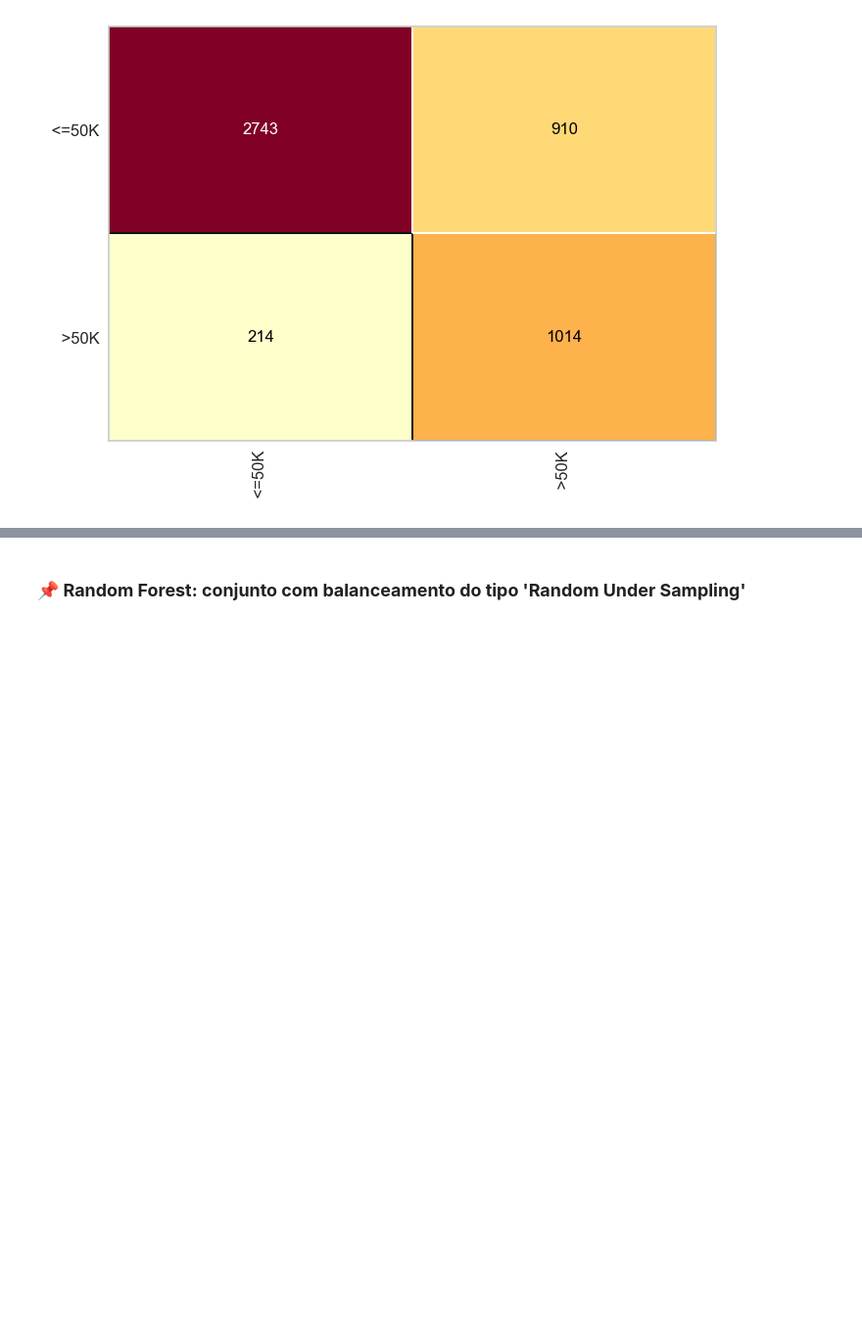
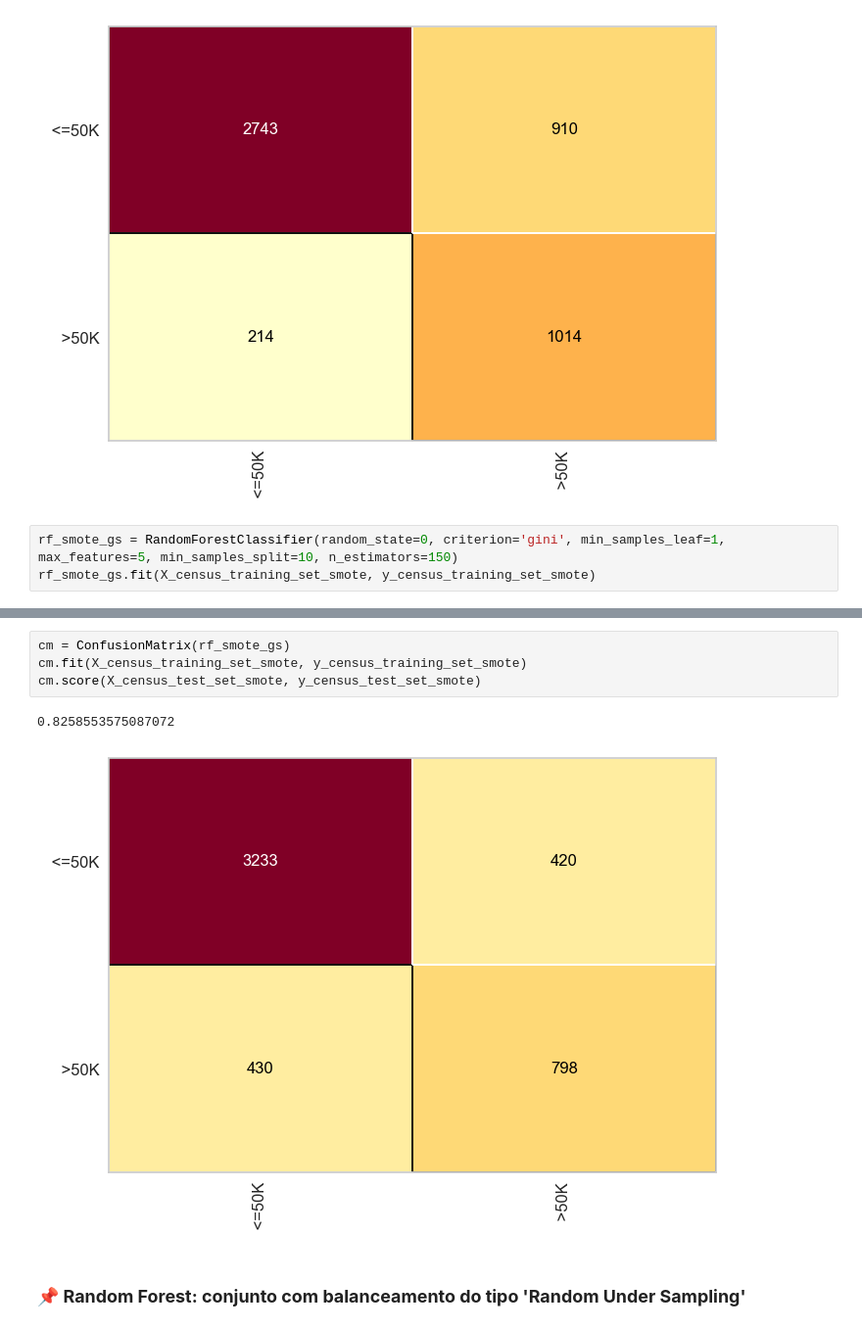
Before and after one commit to raickmiranda/DataScienceAI_TP, a Jupyter notebook: src/census_randomforest.ipynb, the cells around one changed output, grey strips where cells are left out. Shown at 98% size. Saved outputs shown, nothing was run; the diff lists cells and outputs as text; blank space fills up the shorter version.

```diff
--- a/src/census_randomforest.ipynb
+++ b/src/census_randomforest.ipynb
@@ -219,3 +219,6 @@ cm.score(X_census_test_set_smote, y_census_test_set_smote)
 # %% [output]
 0.769719319811514
 [figure]
+# %%
+rf_smote_gs = RandomForestClassifier(random_state=0, criterion='gini', min_samples_leaf=1, max_features=5, min_samples_split=10, n_estimators=150)
+rf_smote_gs.fit(X_census_training_set_smote, y_census_training_set_smote)
@@ -222,3 +254,10 @@ cm.score(X_census_test_set_smote, y_census_test_set_smote)
+# %%
+cm = ConfusionMatrix(rf_smote_gs)
+cm.fit(X_census_training_set_smote, y_census_training_set_smote)
+cm.score(X_census_test_set_smote, y_census_test_set_smote)
+# %% [output]
+0.8258553575087072
+[figure, added]
 # %% [markdown]
 ### 📌 **Random Forest: conjunto com balanceamento do tipo 'Random Under Sampling'**
 # %%
```
Also changed, not shown: parts of 16 cells of this notebook, 8 other files.
